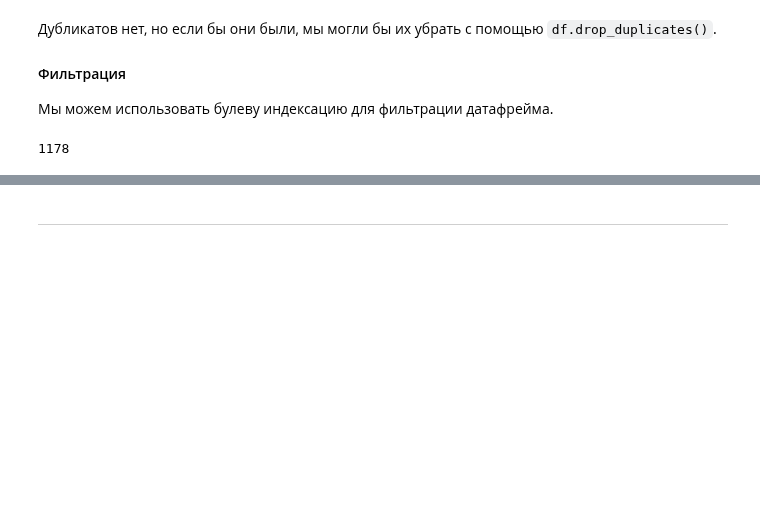
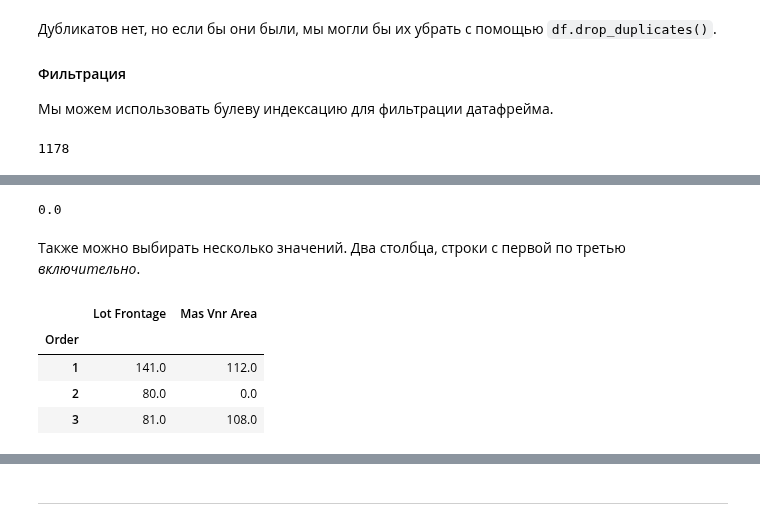
Before and after one commit to dragondangun/em_ml, a Jupyter notebook: 3. Pandas/Pandas.ipynb, the cells around one changed output, grey strips where cells are left out. Cells and saved outputs as stored; diff of their text form; code cells hidden in the pictures; blank space fills up the shorter version.

```diff
--- a/3. Pandas/Pandas.ipynb
+++ b/3. Pandas/Pandas.ipynb
@@ -386,0 +437,14 @@ len(df_filtred)
+# %%
+df.loc[2, 'Mas Vnr Area']
+# %% [output]
+0.0
+# %% [markdown]
+Также можно выбирать несколько значений. Два столбца, строки с первой по третью *включительно*.
+# %%
+df.loc[1:3, ['Lot Frontage', 'Mas Vnr Area']]
+# %% [output]
+|  | Lot Frontage | Mas Vnr Area |
+| Order |  |  |
+| 1 | 141.0 | 112.0 |
+| 2 | 80.0 | 0.0 |
+| 3 | 81.0 | 108.0 |
```
Also changed, not shown: parts of 13 cells of this notebook.
